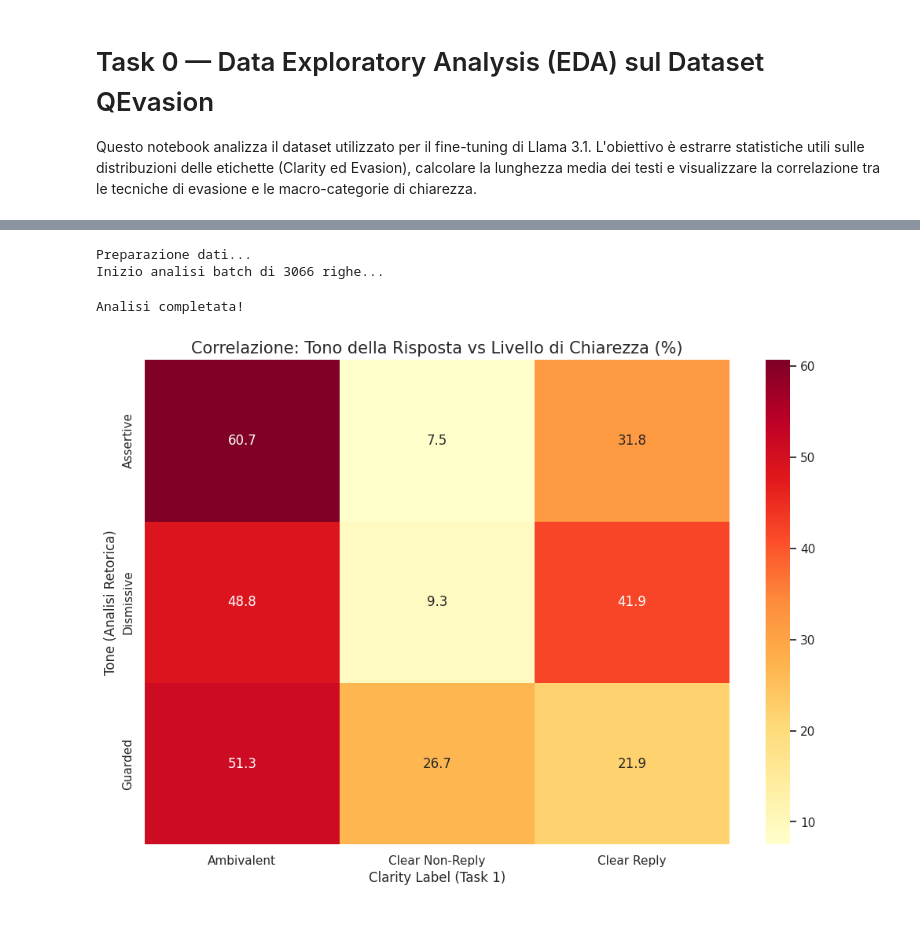
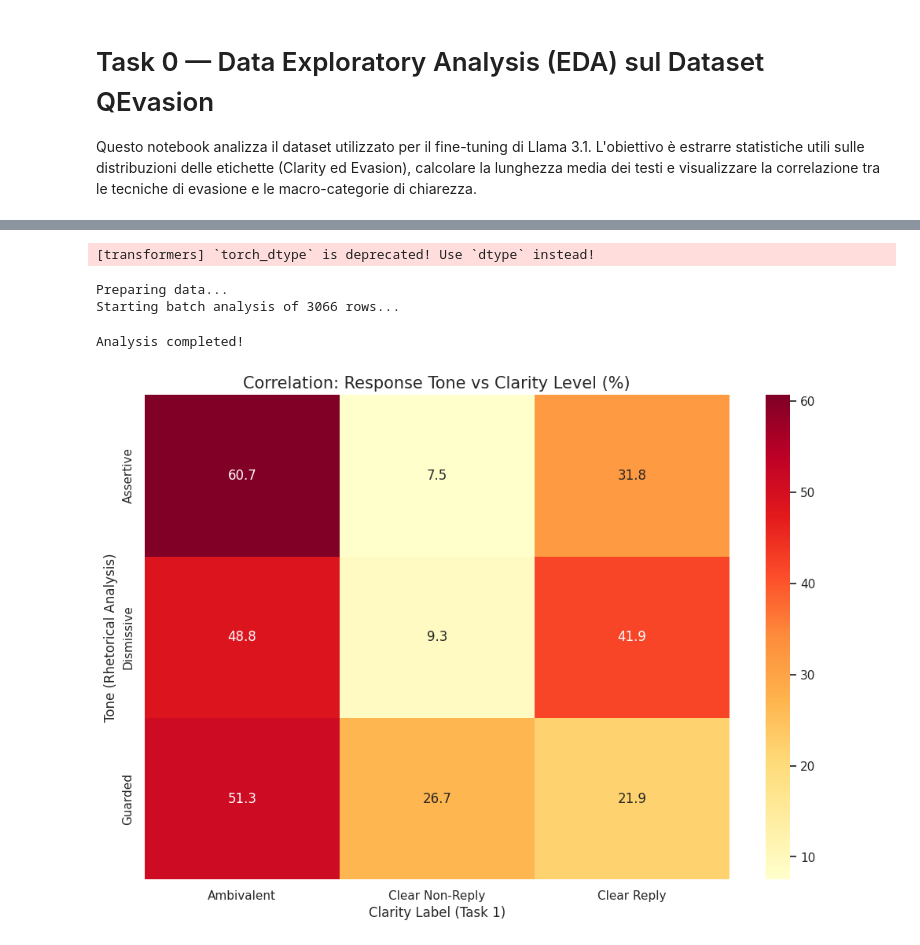
Before and after one commit to itsPinguiz/CLARITY, a Jupyter notebook: notebooks/01_data_analysis.ipynb, the cells around one changed output, grey strips where cells are left out. Drawn from its saved outputs; the diff is of its cells as text; code cells hidden in the pictures.

```diff
--- a/notebooks/01_data_analysis.ipynb
+++ b/notebooks/01_data_analysis.ipynb
@@ -238,7 +245,7 @@ from datasets import Dataset
 import pandas as pd
 from tqdm.auto import tqdm
 
-# 1. Inizializzazione modello con FP16 (obbligatorio per velocità su T4)
+# 1. Model initialization with FP16 (required for speed optimization on T4 GPUs)
 classifier = pipeline("zero-shot-classification",
                       model="facebook/bart-large-mnli",
                       device=0,
@@ -246,19 +253,19 @@ classifier = pipeline("zero-shot-classification",
 
 candidate_labels = ["Assertive", "Guarded", "Dismissive"]
 
-# 2. Trasformiamo la colonna in un oggetto Dataset di Hugging Face
-# Tagliamo a 200 parole per assicurarci che la GPU non si "incanti"
-print("Preparazione dati...")
+# 2. Convert the column into a Hugging Face Dataset object
+# Limit to 200 words to prevent GPU overload
+print("Preparing data...")
 temp_df = pd.DataFrame({
     "text": df_all['interview_answer'].fillna("Unknown").apply(lambda x: " ".join(str(x).split()[:200]))
 })
 dataset = Dataset.from_pandas(temp_df)
 
-# 3. Esecuzione con la struttura Dataset + Pipeline + tqdm
+# 3. Execution using Dataset + Pipeline + tqdm
 results = []
 batch_size = 16
 
-print(f"Inizio analisi batch di {len(dataset)} righe...")
+print(f"Starting batch analysis of {len(dataset)} rows...")
 
 for out in tqdm(classifier(KeyDataset(dataset, "text"),
                            candidate_labels=candidate_labels,
@@ -267,29 +274,30 @@ for out in tqdm(classifier(KeyDataset(dataset, "text"),
                 total=len(dataset)):
     results.append(out['labels'][0])
 
-# 4. Assegnazione finale
+# 4. Final assignment
 df_all['tone'] = results
-print("Analisi completata!")
+print("Analysis completed!")
 # %% [output]
-Preparazione dati...
-Inizio analisi batch di 3066 righe...
+[transformers] `torch_dtype` is deprecated! Use `dtype` instead!
-Analisi completata!
+Preparing data...
+Starting batch analysis of 3066 rows...
+Analysis completed!
 # %%
 import matplotlib.pyplot as plt
 import seaborn as sns
 
-# Creiamo la tabella di contingenza (Crosstab)
+# Create the contingency table (Crosstab)
 tone_clarity_crosstab = pd.crosstab(df_all['tone'], df_all['clarity_label'], normalize='index') * 100
 
-# Mostriamo la Heatmap
+# Display the heatmap
 plt.figure(figsize=(12, 8))
 sns.heatmap(tone_clarity_crosstab, annot=True, fmt='.1f', cmap='YlOrRd')
 
-plt.title('Correlazione: Tono della Risposta vs Livello di Chiarezza (%)', fontsize=15)
+plt.title('Correlation: Response Tone vs Clarity Level (%)', fontsize=15)
 plt.xlabel('Clarity Label (Task 1)', fontsize=12)
-plt.ylabel('Tone (Analisi Retorica)', fontsize=12)
+plt.ylabel('Tone (Rhetorical Analysis)', fontsize=12)
 
 plt.savefig(f"{ANALYSIS_DIR}/heatmap_tone_clarity_4.png", bbox_inches='tight')
 plt.show()
 # %% [output]
-[figure, old version]
+[figure, new version]
```
Also changed, not shown: parts of 25 cells of this notebook.
